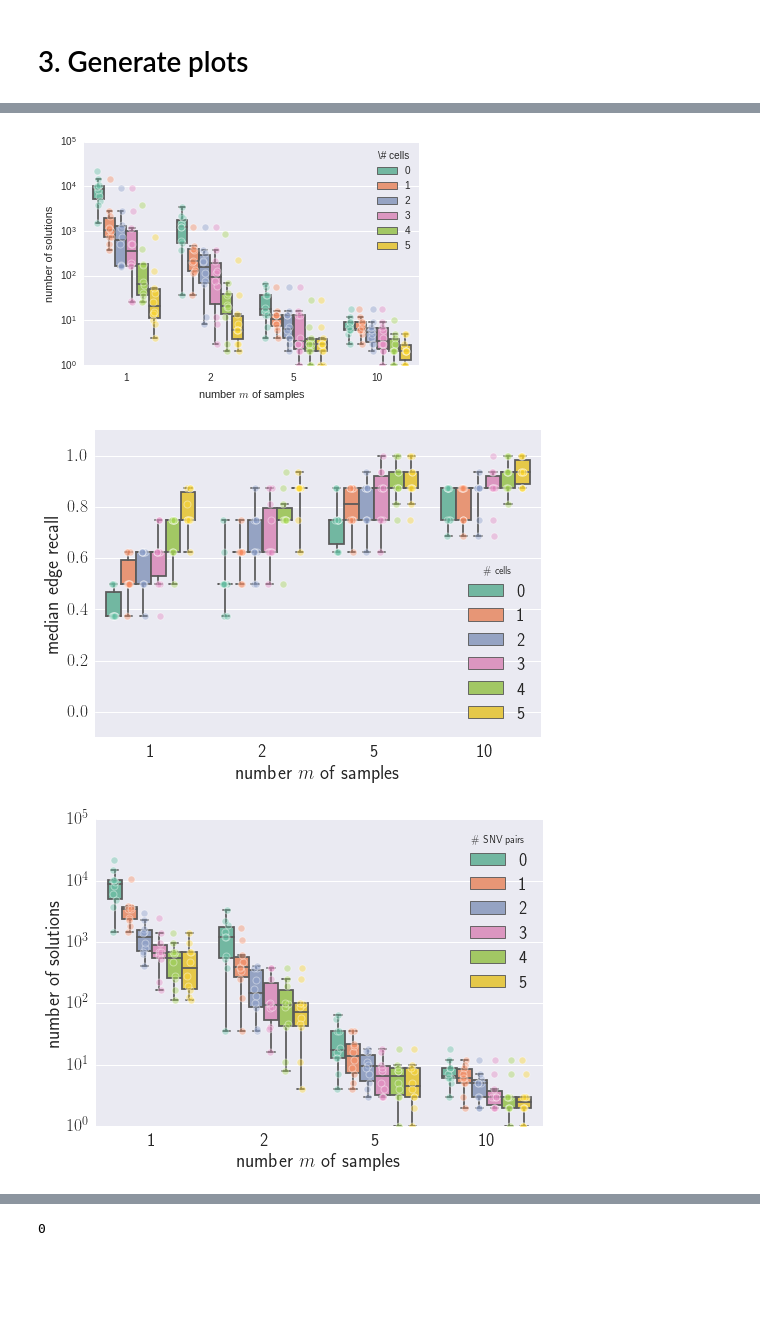
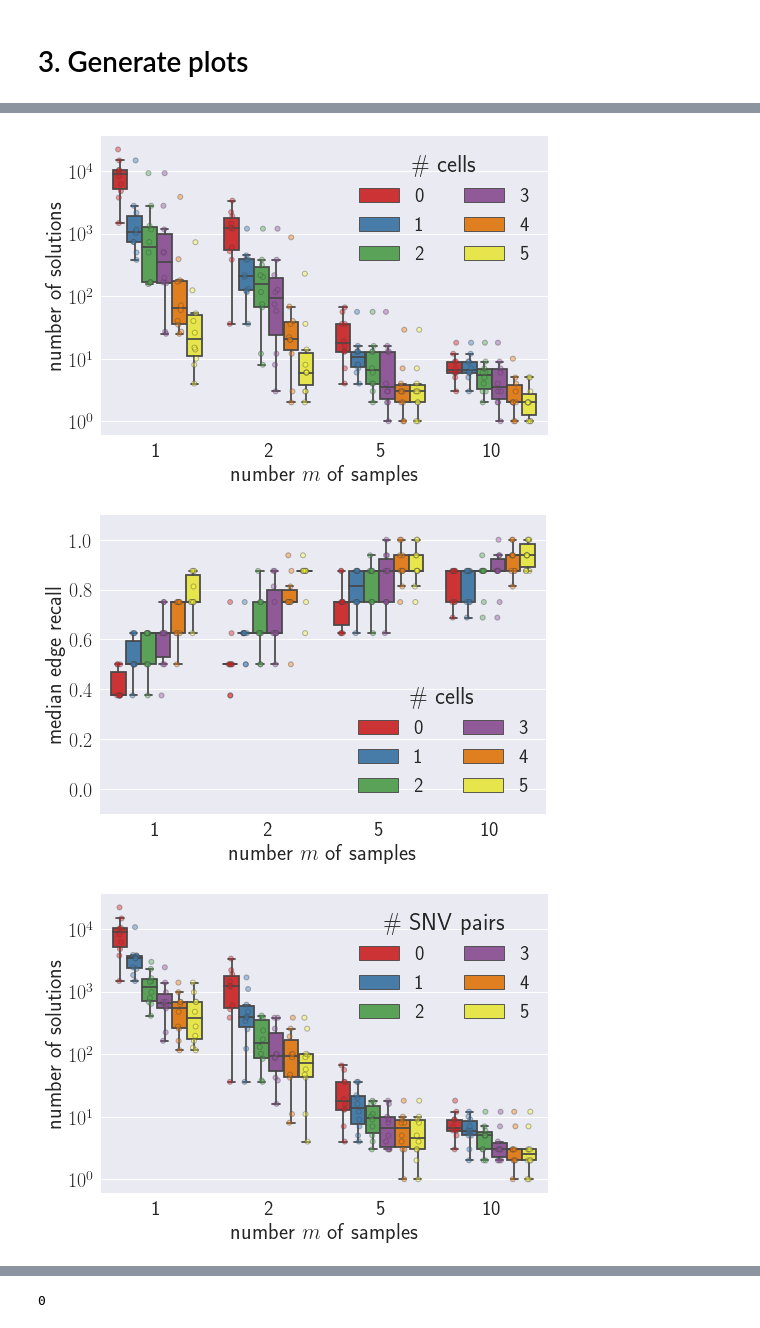
Before and after one commit to elkebir-group/PPM-NonUniq, a Jupyter notebook: analysis.ipynb, the cells around one changed output, grey strips where cells are left out. Saved outputs shown, nothing was run; the diff lists cells and outputs as text; code cells hidden in the pictures; blank space fills up the shorter version.

```diff
--- a/analysis.ipynb
+++ b/analysis.ipynb
@@ -16,5 +16,5 @@ import graphviz as gv
 
 ### Set up seaborn appearence
 mpl.rc('text', usetex = True)
-sns.set_context("notebook", font_scale=1.75)
+sns.set_context("notebook", font_scale=2)
 plt.rc("axes.spines", top=True, right=True)
@@ -485,47 +497,47 @@ plt.savefig("edge_recall.pdf")
 df_SCS = pd.read_table("recall_SCS.tsv")
 # %%
 sns.stripplot(data=df_SCS, hue="c", y="count", x="k", alpha=.4, split=True, linewidth=1,
-              jitter=.1, palette=sns.color_palette("Set2", 10))
+              jitter=.1, palette=sns.color_palette("Set1", 10))
 ax = sns.boxplot(data=df_SCS, hue="c", y="count", x="k", showfliers=False,
-                palette=sns.color_palette("Set2", 10))
+                palette=sns.color_palette("Set1", 10))
 ax.set(yscale="log")
 handles, labels = ax.get_legend_handles_labels()
-ax.legend(handles[0:6], labels[0:6], title="\# cells", loc="upper right")
+ax.legend(handles[0:6], labels[0:6], ncol=2, title="\# cells", loc="upper right")
 # ax.set_ylim((0.05, 1e10))
 ax.set_xlabel("number $m$ of samples")
 ax.set_ylabel("number of solutions")
 plt.savefig("solutions_SCS.pdf")
 # %% [output]
-[figure, old version]
+[figure, new version]
 # %%
 sns.stripplot(data=df_SCS, hue="c", y="par", x="k", alpha=.4, split=True, linewidth=1,
-              jitter=.1, palette=sns.color_palette("Set2", 10))
+              jitter=.1, palette=sns.color_palette("Set1", 10))
 ax = sns.boxplot(data=df_SCS, hue="c", y="par", x="k", showfliers=False,
-                 palette=sns.color_palette("Set2", 10))
+                 palette=sns.color_palette("Set1", 10))
 # ax.set(yscale="log")
 handles, labels = ax.get_legend_handles_labels()
-ax.legend(handles[0:6], labels[0:6], title="\# cells", loc="lower right")
+ax.legend(handles[0:6], labels[0:6], ncol=2, title="\# cells", loc="lower right")
 ax.set_ylim((-0.1, 1.1))
 ax.set_xlabel("number $m$ of samples")
 ax.set_ylabel("median edge recall")
 plt.savefig("edge_recall_SCS.pdf")
 # %% [output]
-[figure, old version]
+[figure, new version]
 # %%
 df_LRS = pd.read_table("recall_LRS.tsv")
 # %%
 sns.stripplot(data=df_LRS, hue="r", y="count", x="k", alpha=.4, split=True, linewidth=1,
-              jitter=.1, palette=sns.color_palette("Set2", 10))
+              jitter=.1, palette=sns.color_palette("Set1", 10))
 ax = sns.boxplot(data=df_LRS, hue="r", y="count", x="k", showfliers=False,
-                 palette=sns.color_palette("Set2", 10))
+                 palette=sns.color_palette("Set1", 10))
 ax.set(yscale="log")
 handles, labels = ax.get_legend_handles_labels()
-ax.legend(handles[0:6], labels[0:6], title="\# SNV pairs", loc="upper right")
+ax.legend(handles[0:6], labels[0:6], title="\# SNV pairs", ncol=2, loc="upper right")
 # ax.set_ylim((0.05, 1e10))
 ax.set_xlabel("number $m$ of samples")
 ax.set_ylabel("number of solutions")
 plt.savefig("solutions_LRS.pdf")
 # %% [output]
-[figure, old version]
+[figure, new version]
 # %%
 sns.stripplot(data=df_LRS, hue="r", y="par", x="k", alpha=.4, split=True, linewidth=1,
```
Also changed, not shown: parts of 13 cells of this notebook.
